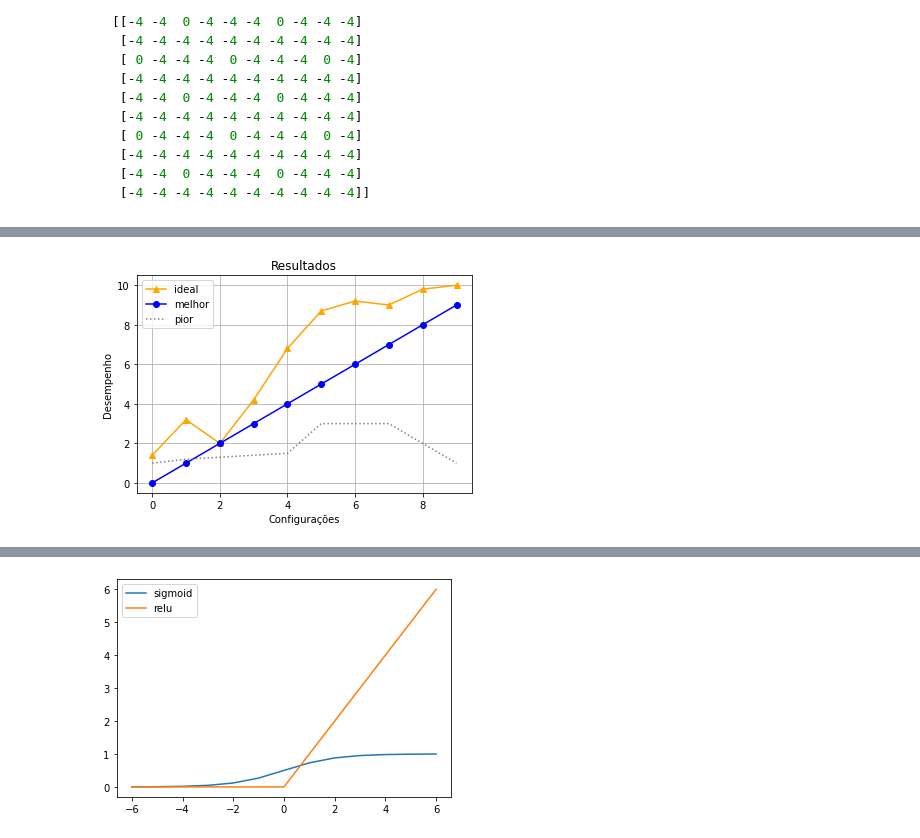
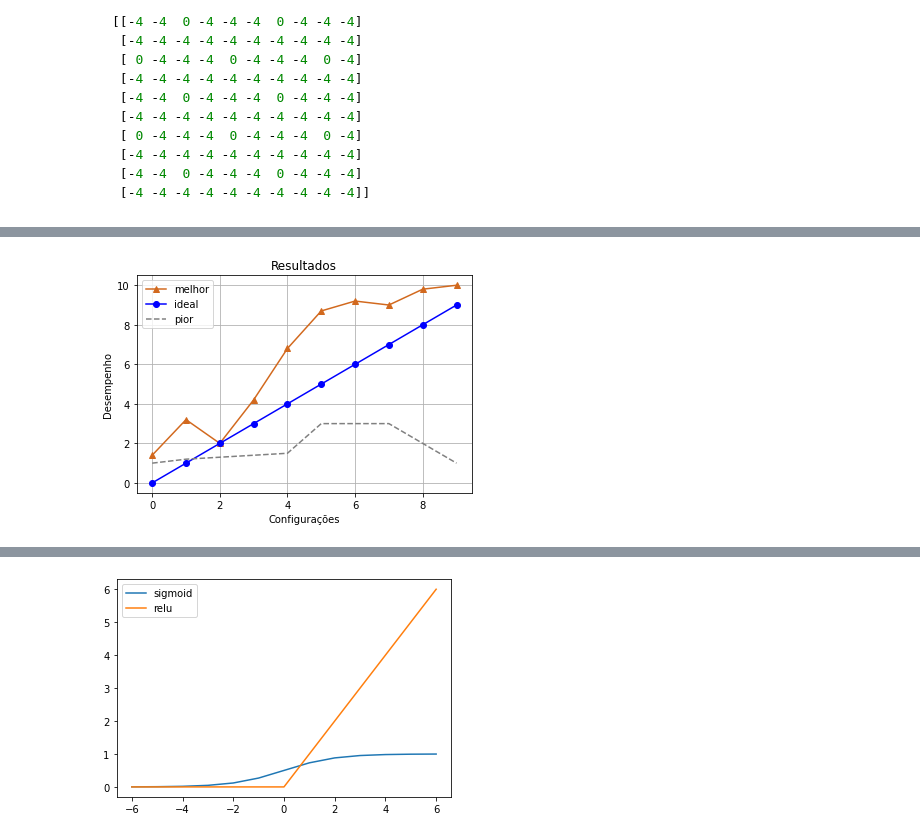
Before and after one commit to macedoti13/EDA-Fifa19Dataset, a Jupyter notebook: TG2.ipynb, the cells around one changed output, grey strips where cells are left out. Drawn from its saved outputs; the diff is of its cells as text; code cells hidden in the pictures.

````diff
--- a/TG2.ipynb
+++ b/TG2.ipynb
@@ -72,26 +75,23 @@ y3 = np.array([1, 1.2, 1.3, 1.4, 1.5, 3, 3, 3, 2, 1])
 # %%
 np.random.seed(0)
 x = np.arange(10)
 y1 = np.array([1.4, 3.2, 2, 4.2, 6.8, 8.7, 9.2, 9, 9.8, 10])
 y2 = np.array([0, 1, 2, 3, 4, 5, 6, 7, 8, 9])
 y3 = np.array([1, 1.2, 1.3, 1.4, 1.5, 3, 3, 3, 2, 1])
 
 fig, ax = plt.subplots()
+ax.set_title('Resultados')
+ax.set_xlabel('Configurações')
+ax.set_ylabel('Desempenho')
+ax.grid(True)
 
-ax.plot(x, y1, color='orange', marker='^', label='ideal')
-ax.plot(x, y2, color='blue', marker='o', label='melhor')
-ax.plot(x, y3, color='gray', linestyle=':', label='pior')
-
-ax.set_ylabel('Desempenho')
-ax.set_xlabel('Configurações')
-ax.set_title('Resultados')
-
-ax.grid(True)
+ax.plot(x,y1, linestyle='-', label='melhor', color='chocolate', marker='^')
+ax.plot(x,y2, linestyle='-', label='ideal', color='b',marker='o')
+ax.plot(x,y3, linestyle='--', label='pior', color='grey')
 ax.legend()
-
 plt.show()
 # %% [output]
-[figure, old version]
+[figure, new version]
 # %% [markdown]
 ## 3. Dado as funções `sigmoid` e `relu`, apresente em um gráfico o intervalo de `[-6, 6]` com espaçamento de `0.4` entre os elementos para o eixo `_x_`.
 ```python
````
Also changed, not shown: parts of 13 cells of this notebook, 2 other files.
